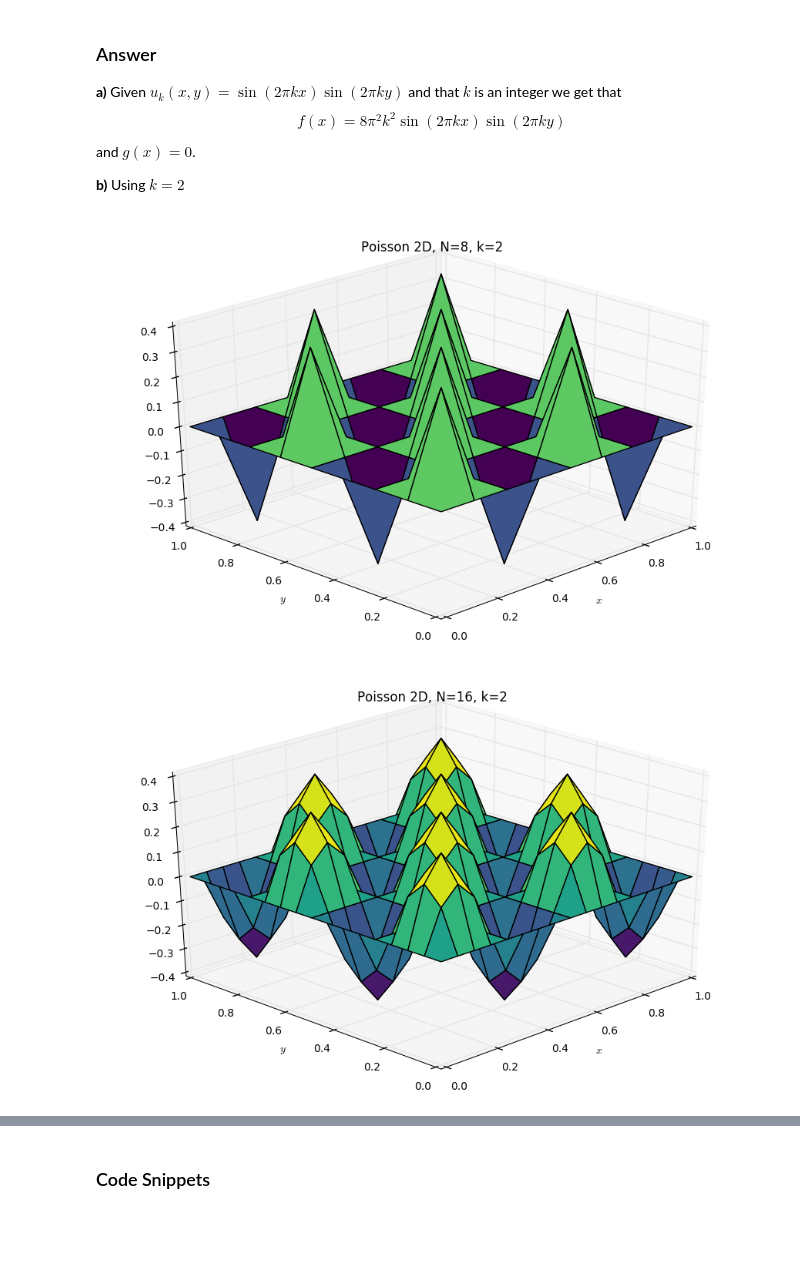
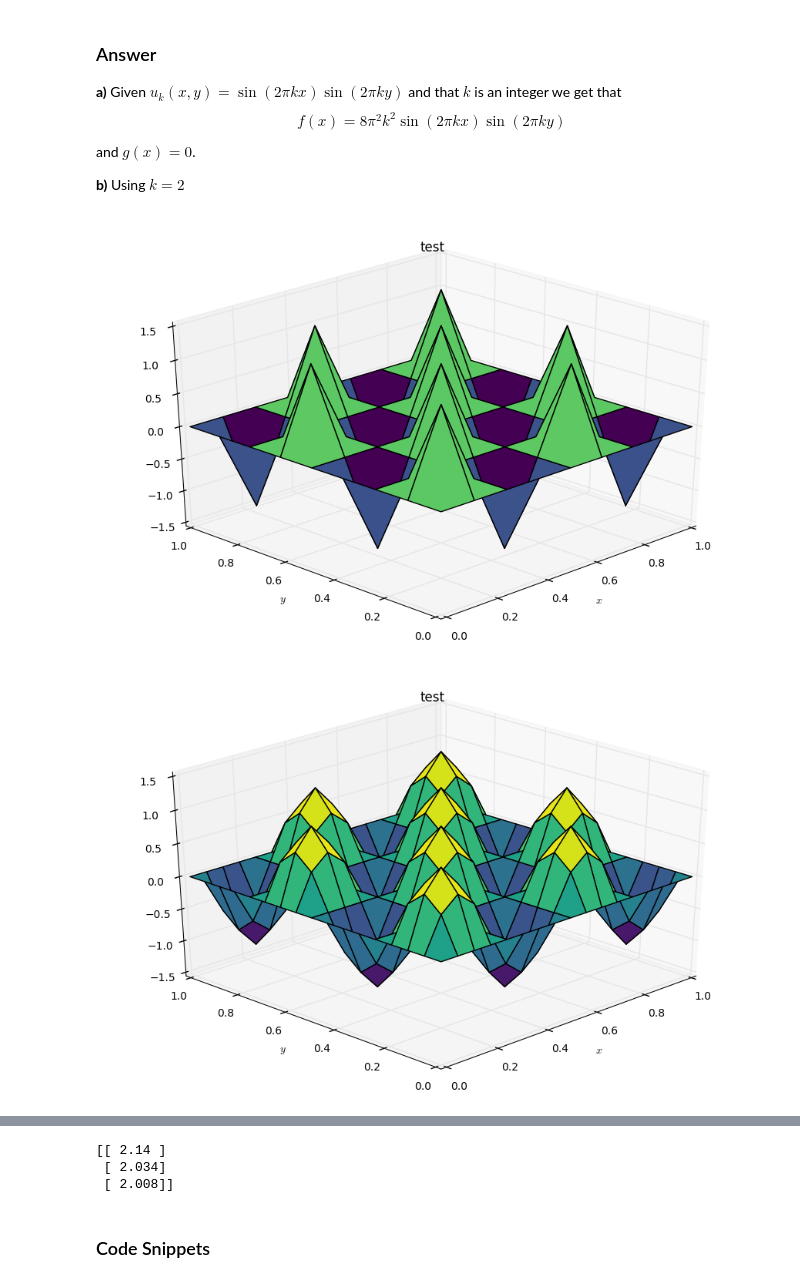
Before and after one commit to lundburgerr/numpde, a Jupyter notebook: labs/lab_02/lab_02.ipynb, the cells around one changed output, grey strips where cells are left out. Saved outputs shown, nothing was run; the diff lists cells and outputs as text; code cells hidden in the pictures; blank space fills up the shorter version.

```diff
--- a/labs/lab_02/lab_02.ipynb
+++ b/labs/lab_02/lab_02.ipynb
@@ -60,8 +60,8 @@ def fdm_poisson_2d_dense(N, k):
     #print(y)
 
     # Evaluate f on the grid.
-    F_grid = 8*np.pi*k**2*np.sin(2*np.pi*k*x)*np.sin(2*np.pi*k*y)
-    F_grid_inner = F_grid[1:N, 1:N]
+    F_grid = 8 * (np.pi*k)**2 * np.sin(2*np.pi*k*x) * np.sin(2*np.pi*k*y)
+    #F_grid_inner = F_grid[1:N, 1:N]
 
     #You can print F_grid to verify that you got a 2 dimensional array
     # print(F_grid)
@@ -70,7 +70,8 @@ def fdm_poisson_2d_dense(N, k):
     # plot2D(x, y, F_grid, "f")
 
     # Now we define our rhs b by flattening out F, making it a 1 dimensional array of length (N+1)*(N+1).
-    F = F_grid_inner.ravel()
+    #F = F_grid_inner.ravel()
+    F = F_grid.ravel()
 
     # 2) Create Matrix entries for unknowns associated with inner grid points.
 
@@ -79,10 +80,10 @@ def fdm_poisson_2d_dense(N, k):
     # Drawing a picture of the grid and numbering the grid points in a row wise manner
     # helps to understand this mapping!
     def m(i,j):
-        return i*(N-1) + j
+        return i*(N+1) + j
 
     # Total number of unknowns is M = (N+1)*(N+1)
-    M = (N-1)**2
+    M = (N+1)**2
 
     # Allocate a (full!) MxM matrix filled with zeros
     A = np.zeros((M,M))
@@ -92,58 +93,84 @@ def fdm_poisson_2d_dense(N, k):
     hh = h*h
 
     # Compute matrix A entries by iterating over the *inner* grid points first.
-    for i in range(0,N-1):      # i is the row number for the grid point
-        for j in range(0,N-1):  # j is the column number for the grid point
+    for i in range(1,N):      # i is the row number for the grid point
+        for j in range(1,N):  # j is the column number for the grid point
             # Compute the index of the unknown at grid point (i,j).
             # This is also the index of the row in matrix A we want to fill.
             ri = m(i,j)
             A[ri,m(i,j)] = 4/hh         # U_ij
-            if i-1 >= 0:
-                A[ri,m(i-1,j)] = -1/hh      # U_{i-1,j}
-            if i+1 < N-1:
-                A[ri,m(i+1,j)] = -1/hh      # U_{i+1,j}
-            if j-1 >= 0:
-                A[ri,m(i,j-1)] = -1/hh      # U_{i,j-1}
-            if j+1 < N-1:
-                A[ri,m(i,j+1)] = -1/hh      # U_{i,j+1}
+            A[ri,m(i-1,j)] = -1/hh      # U_{i-1,j}
+            A[ri,m(i+1,j)] = -1/hh      # U_{i+1,j}
+            A[ri,m(i,j-1)] = -1/hh      # U_{i,j-1}
+            A[ri,m(i,j+1)] = -1/hh      # U_{i,j+1}
+
+    #Boundary conditions
+    for i in [0, N]:
+        for j in range(0,N+1):
+            # Define row index related to unknown U_m(i,j)
+            ri = m(i,j)
+            A[ri,ri] = 1 # U_ij
+            F[ri] = 0     # b_{i,j}
+
+    for i in range(1,N):
+            for j in [0,N]:
+                # Define row index related to unknown U_m(i,j)
+                ri = m(i,j)
+                A[ri,ri] = 1 # U_ij
+                F[ri] = 0     # b_{i,j}
 
 
     # 4) Solve linear systems
     # Solve linear algebra system
     U = la.solve(A, F.T)
 
     # Reshape the flat solution vector U to make it a grid function
-    U_grid_inner = U.reshape((N-1,N-1))
-    U_grid = np.zeros((N+1,N+1))
-    U_grid[1:N,1:N] = U_grid_inner
+    U_grid = U.reshape((N+1,N+1))
+#    U_grid_inner = U.reshape((N-1,N-1))
+#    U_grid = np.zeros((N+1,N+1))
+#    U_grid[1:N,1:N] = U_grid_inner
 
     # Return solution and x and y grid points for easy plotting
     return (x,y,F_grid,U_grid)
 
 def plot2D(X, Y, Z, title=""):
     # Define a new figure with given size an
     fig = plt.figure(figsize=(11, 7), dpi=100)
     ax = fig.gca(projection='3d')
     surf = ax.plot_surface(X, Y, Z,
                            rstride=1, cstride=1, # Sampling rates for the x and y input data
                            cmap=cm.viridis)      # Use the new fancy colormap viridis
     # Set initial view angle
     ax.view_init(30, 225)
 
     # Set labels and show figure
     ax.set_xlabel('$x$')
     ax.set_ylabel('$y$')
     ax.set_title(title)
     plt.show()
 
+
+#Set print options for numpy for arrays and matrices
+np.set_printoptions(suppress=True, precision=3)
+
 # Loop over different number of equally spaced subintervals
+N_values = [8, 16, 32, 64]
 k = 2
-for N in [8, 16, 32, 64]:
+iteration = 0
+Err = np.zeros((len(N_values), 1))
+for N in N_values:
+    #numerically calculate solution
     x,y,F_grid,U_grid = fdm_poisson_2d_dense(N, k)
-    plot2D(x, y, U_grid, 'Poisson 2D, N={}, k={}'.format(N, k))
+    plot2D(x, y, U_grid, 'test')
 
-U_real = np.sin(2*np.pi*k*x)*np.sin(2*np.pi*k*y)
-plot2D(x, y, U_real, 'Poisson 2D analytic solution, N={}, k={}'.format(N, k))
+    #Compare solution to analytical solution and calculate error
+    U_real = np.sin(2*np.pi*k*x)*np.sin(2*np.pi*k*y)
+    Err[iteration] = np.max(np.absolute(U_grid-U_real))
+    iteration += 1
+
+plot2D(x, y, U_real, 'u real')
+EOC = np.log(Err[:-1]/Err[1:])/np.log(2)
+print(EOC)
 # %% [output]
-[figure, old version]
+[figure, new version]
-[figure, old version]
+[figure, new version]
@@ -153,3 +180,6 @@ plot2D(x, y, U_real, 'Poisson 2D analytic solution, N={}, k={}'.format(N, k))
+[[ 2.14 ]
+ [ 2.034]
+ [ 2.008]]
 # %% [markdown]
 ### Code Snippets
 # %% [markdown]
```
Also changed, not shown: parts of 4 cells of this notebook, 3 other files.
